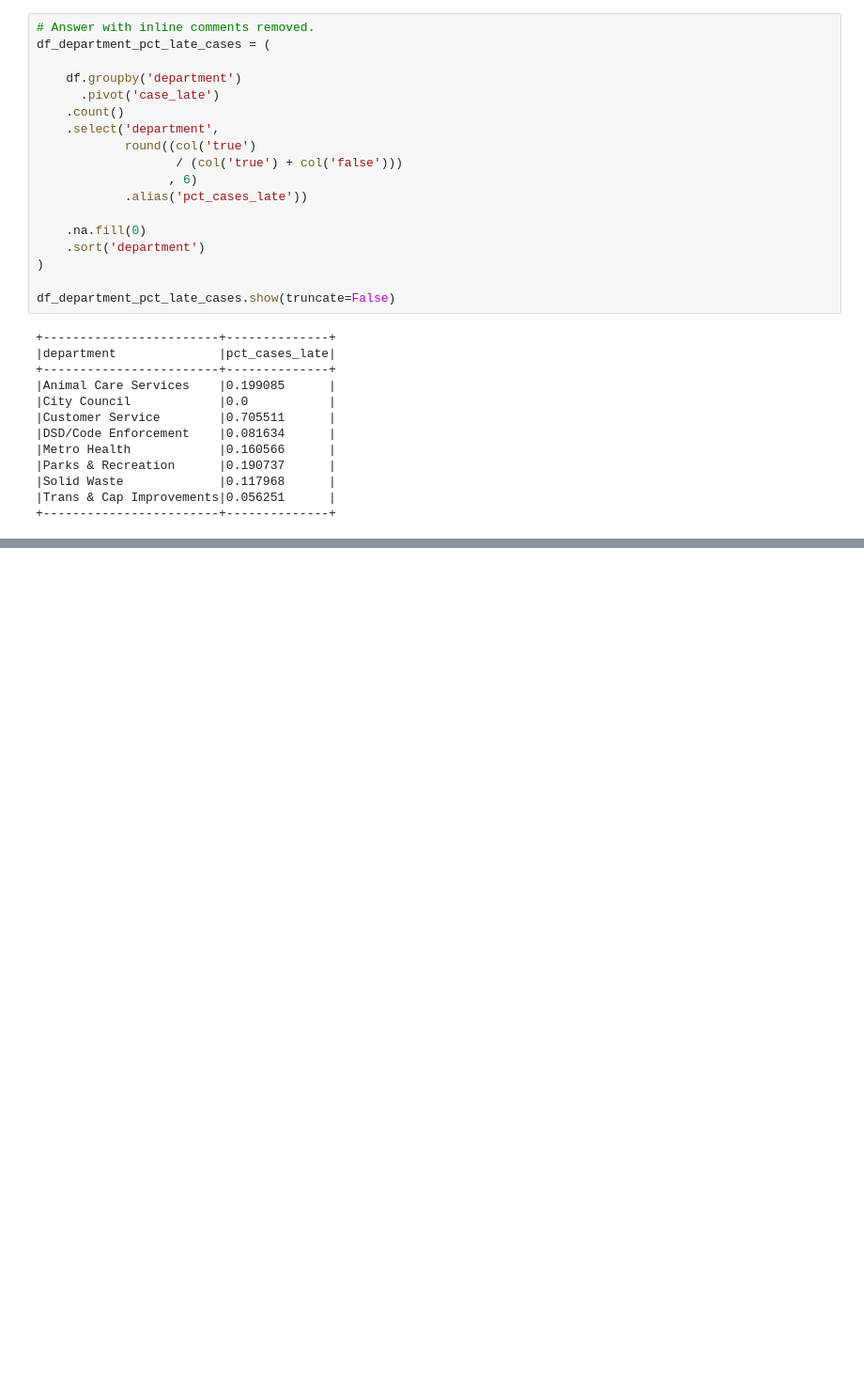
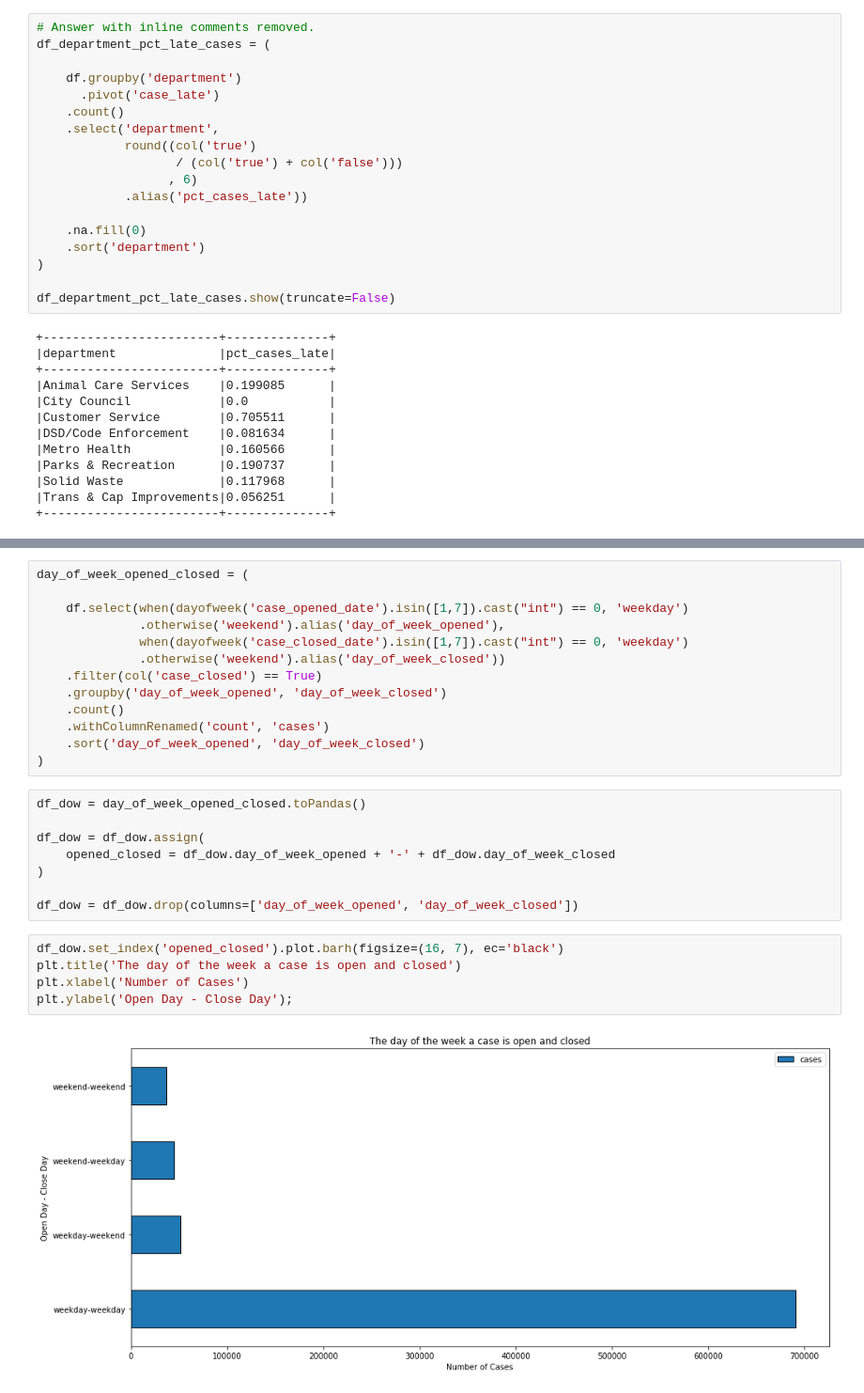
Before and after one commit to Promeos/spark-exercises, a Jupyter notebook: explore.ipynb, the cells around one changed output, grey strips where cells are left out. Shown at 94% size. Saved outputs shown, nothing was run; the diff lists cells and outputs as text; blank space fills up the shorter version.

```diff
--- a/explore.ipynb
+++ b/explore.ipynb
@@ -193 +346,29 @@ df_department_pct_late_cases
+# %%
+day_of_week_opened_closed = (
+
+    df.select(when(dayofweek('case_opened_date').isin([1,7]).cast("int") == 0, 'weekday')
+              .otherwise('weekend').alias('day_of_week_opened'),
+              when(dayofweek('case_closed_date').isin([1,7]).cast("int") == 0, 'weekday')
+              .otherwise('weekend').alias('day_of_week_closed'))
+    .filter(col('case_closed') == True)
+    .groupby('day_of_week_opened', 'day_of_week_closed')
+    .count()
+    .withColumnRenamed('count', 'cases')
+    .sort('day_of_week_opened', 'day_of_week_closed')
+)
+# %%
+df_dow = day_of_week_opened_closed.toPandas()
+
+df_dow = df_dow.assign(
+    opened_closed = df_dow.day_of_week_opened + '-' + df_dow.day_of_week_closed
+)
+
+df_dow = df_dow.drop(columns=['day_of_week_opened', 'day_of_week_closed'])
+# %%
+df_dow.set_index('opened_closed').plot.barh(figsize=(16, 7), ec='black')
+plt.title('The day of the week a case is open and closed')
+plt.xlabel('Number of Cases')
+plt.ylabel('Open Day - Close Day');
+# %% [output]
+[figure, added]
 # %% [markdown]
```
Also changed, not shown: parts of 22 cells of this notebook.
